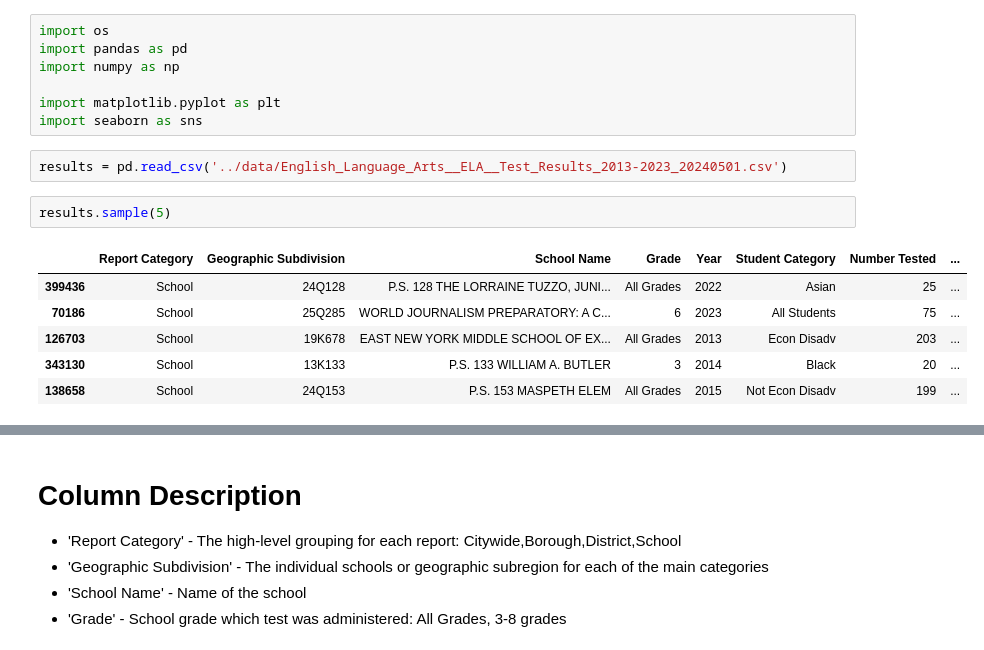
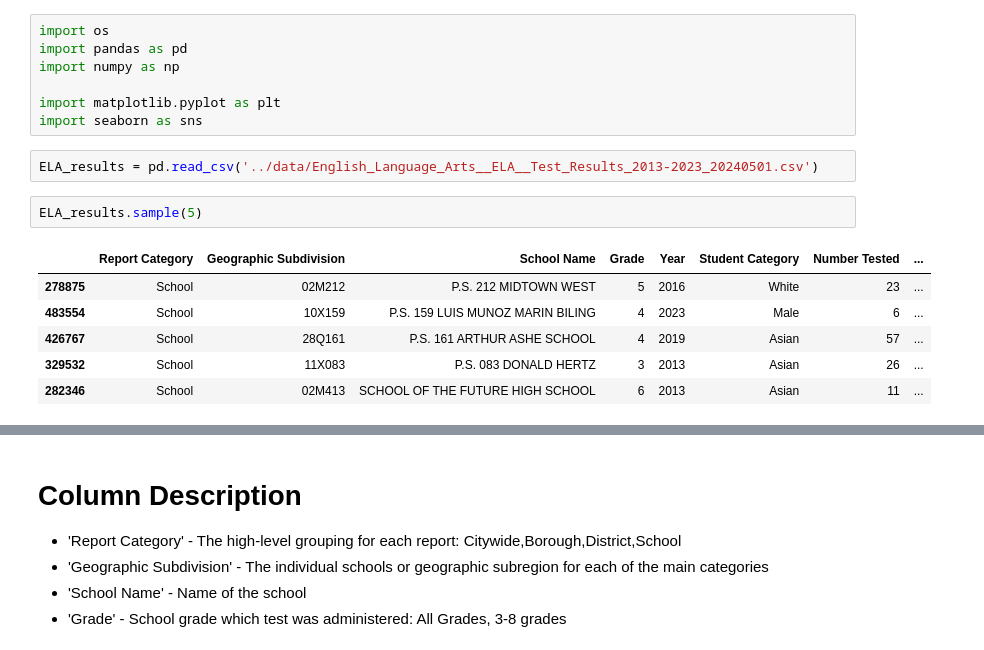
Before and after one commit to myCanaless/NYCeducation-duringCOVID, a Jupyter notebook: code/michaels_TestResults_analysis.ipynb, the cells around one changed output, grey strips where cells are left out. Drawn from its saved outputs; the diff is of its cells as text.

```diff
--- a/code/michaels_TestResults_analysis.ipynb
+++ b/code/michaels_TestResults_analysis.ipynb
@@ -6,14 +6,14 @@ import numpy as np
 import matplotlib.pyplot as plt
 import seaborn as sns
 # %%
-results = pd.read_csv('../data/English_Language_Arts__ELA__Test_Results_2013-2023_20240501.csv')
+ELA_results = pd.read_csv('../data/English_Language_Arts__ELA__Test_Results_2013-2023_20240501.csv')
 # %%
-results.sample(5)
+ELA_results.sample(5)
 # %% [output]
 |  | Report Category | Geographic Subdivision | School Name | Grade | Year | Student Category | Number Tested | ... |
-| 399436 | School | 24Q128 | P.S. 128 THE LORRAINE TUZZO, JUNI... | All Grades | 2022 | Asian | 25 | ... |
-| 70186 | School | 25Q285 | WORLD JOURNALISM PREPARATORY: A C... | 6 | 2023 | All Students | 75 | ... |
-| 126703 | School | 19K678 | EAST NEW YORK MIDDLE SCHOOL OF EX... | All Grades | 2013 | Econ Disadv | 203 | ... |
-| 343130 | School | 13K133 | P.S. 133 WILLIAM A. BUTLER | 3 | 2014 | Black | 20 | ... |
-| 138658 | School | 24Q153 | P.S. 153 MASPETH ELEM | All Grades | 2015 | Not Econ Disadv | 199 | ... |
+| 278875 | School | 02M212 | P.S. 212 MIDTOWN WEST | 5 | 2016 | White | 23 | ... |
+| 483554 | School | 10X159 | P.S. 159 LUIS MUNOZ MARIN BILING | 4 | 2023 | Male | 6 | ... |
+| 426767 | School | 28Q161 | P.S. 161 ARTHUR ASHE SCHOOL | 4 | 2019 | Asian | 57 | ... |
+| 329532 | School | 11X083 | P.S. 083 DONALD HERTZ | 3 | 2013 | Asian | 26 | ... |
+| 282346 | School | 02M413 | SCHOOL OF THE FUTURE HIGH SCHOOL | 6 | 2013 | Asian | 11 | ... |
 # %%
```
Also changed, not shown: parts of 59 cells of this notebook, 12 other files.
